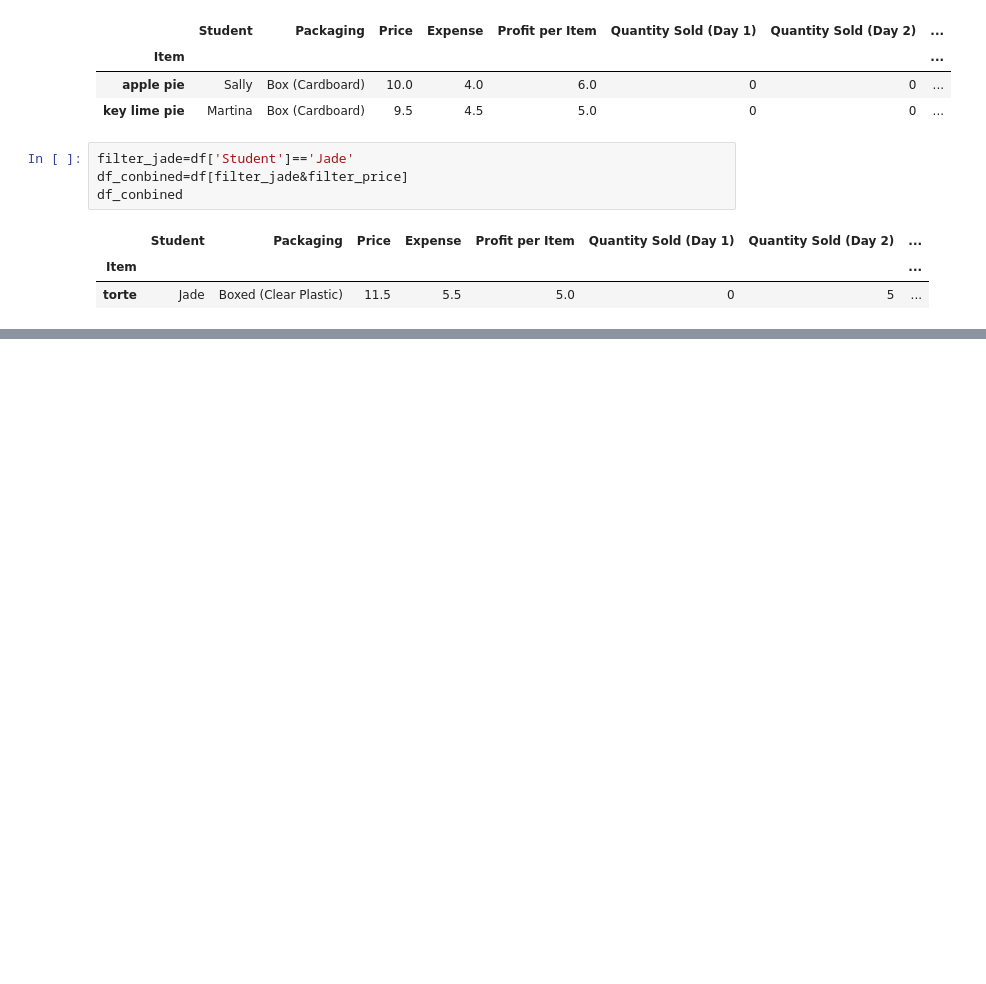
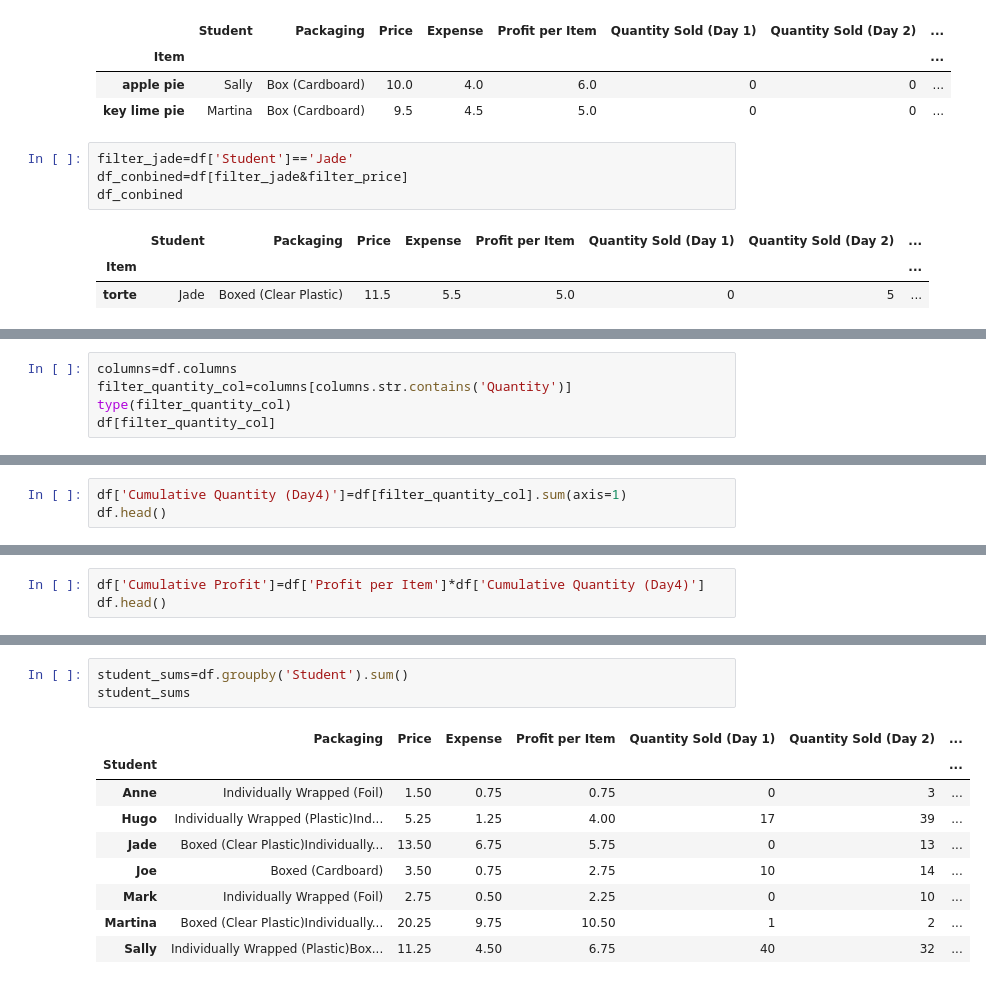
Before and after one commit to SamarBaghdadi/CodingDojo_DS_V23, a Jupyter notebook: Slicing_intro.ipynb, the cells around one changed output, grey strips where cells are left out. Saved outputs shown, nothing was run; the diff lists cells and outputs as text; blank space fills up the shorter version.

```diff
--- a/Slicing_intro.ipynb
+++ b/Slicing_intro.ipynb
@@ -313,0 +350,5 @@ df_students
+# %%
+columns=df.columns
+filter_quantity_col=columns[columns.str.contains('Quantity')]
+type(filter_quantity_col)
+df[filter_quantity_col]
@@ -313,0 +379,3 @@ df_students
+# %%
+df['Cumulative Quantity (Day4)']=df[filter_quantity_col].sum(axis=1)
+df.head()
@@ -313,0 +408,3 @@ df_students
+# %%
+df['Cumulative Profit']=df['Profit per Item']*df['Cumulative Quantity (Day4)']
+df.head()
@@ -313,0 +437,13 @@ df_students
+# %%
+student_sums=df.groupby('Student').sum()
+student_sums
+# %% [output]
+|  | Packaging | Price | Expense | Profit per Item | Quantity Sold (Day 1) | Quantity Sold (Day 2) | ... |
+| Student |  |  |  |  |  |  | ... |
+| Anne | Individually Wrapped (Foil) | 1.50 | 0.75 | 0.75 | 0 | 3 | ... |
+| Hugo | Individually Wrapped (Plastic)Ind... | 5.25 | 1.25 | 4.00 | 17 | 39 | ... |
+| Jade | Boxed (Clear Plastic)Individually... | 13.50 | 6.75 | 5.75 | 0 | 13 | ... |
+| Joe | Boxed (Cardboard) | 3.50 | 0.75 | 2.75 | 10 | 14 | ... |
+| Mark | Individually Wrapped (Foil) | 2.75 | 0.50 | 2.25 | 0 | 10 | ... |
+| Martina | Boxed (Clear Plastic)Individually... | 20.25 | 9.75 | 10.50 | 1 | 2 | ... |
+| Sally | Individually Wrapped (Plastic)Box... | 11.25 | 4.50 | 6.75 | 40 | 32 | ... |
```
Also changed, not shown: parts of 14 cells of this notebook.
